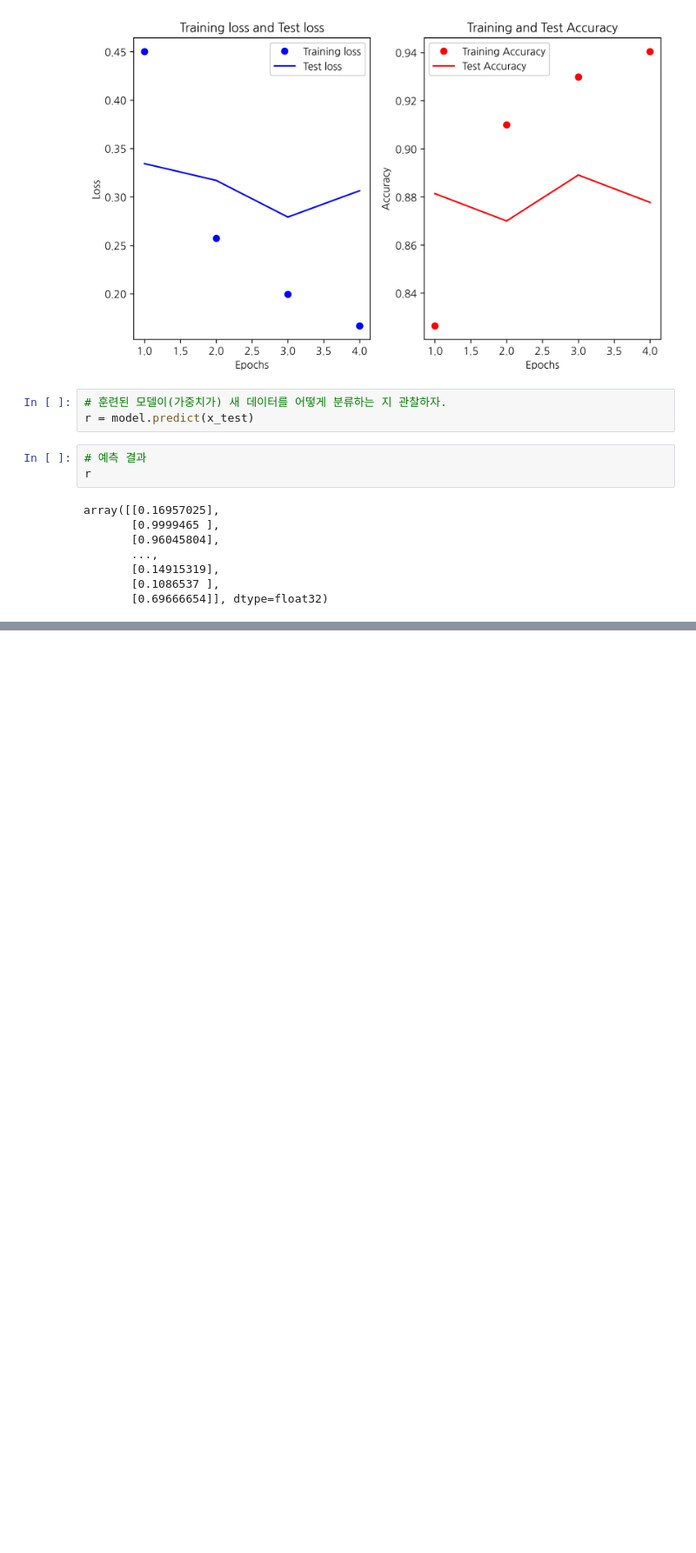
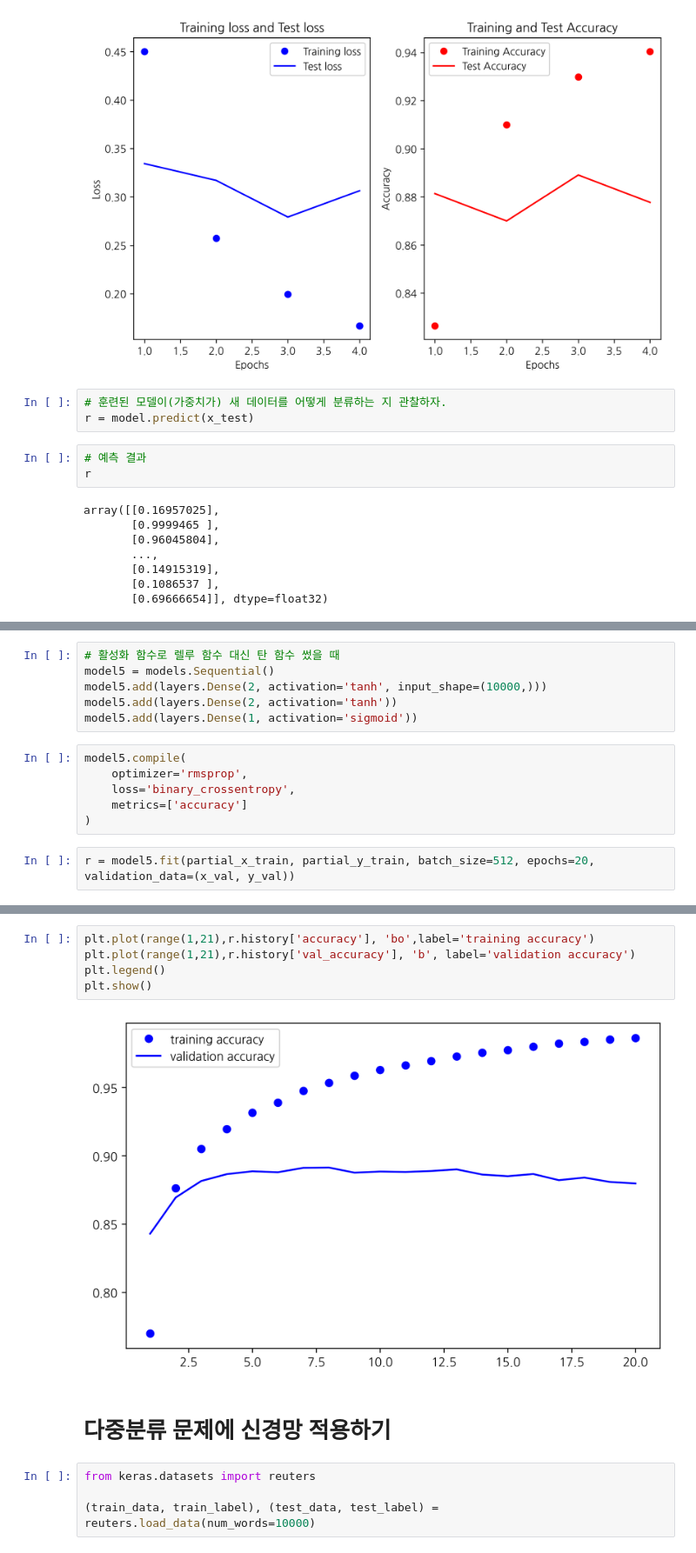
Before and after one commit to tigerkey10/tigerkey10.github.io, a Jupyter notebook: [2022년 1월 22일] 케라스 기본-IMDB데이터 분류하는 문제.ipynb, the cells around one changed output, grey strips where cells are left out. Shown at 87% size. Drawn from its saved outputs; the diff is of its cells as text; blank space fills up the shorter version.

```diff
--- a/[2022년 1월 22일] 케라스 기본-IMDB데이터 분류하는 문제.ipynb
+++ b/[2022년 1월 22일] 케라스 기본-IMDB데이터 분류하는 문제.ipynb
@@ -270,0 +467,14 @@ array([[0.16957025],
+# %%
+# 활성화 함수로 렐루 함수 대신 탄 함수 썼을 때
+model5 = models.Sequential()
+model5.add(layers.Dense(2, activation='tanh', input_shape=(10000,)))
+model5.add(layers.Dense(2, activation='tanh'))
+model5.add(layers.Dense(1, activation='sigmoid'))
+# %%
+model5.compile(
+    optimizer='rmsprop',
+    loss='binary_crossentropy',
+    metrics=['accuracy']
+)
+# %%
+r = model5.fit(partial_x_train, partial_y_train, batch_size=512, epochs=20, validation_data=(x_val, y_val))
@@ -270,0 +502,13 @@ array([[0.16957025],
+# %%
+plt.plot(range(1,21),r.history['accuracy'], 'bo',label='training accuracy')
+plt.plot(range(1,21),r.history['val_accuracy'], 'b', label='validation accuracy')
+plt.legend()
+plt.show()
+# %% [output]
+[figure, added]
+# %% [markdown]
+# 다중분류 문제에 신경망 적용하기
+# %%
+from keras.datasets import reuters
+
+(train_data, train_label), (test_data, test_label) = reuters.load_data(num_words=10000)
```
Also changed, not shown: parts of 77 cells of this notebook.
